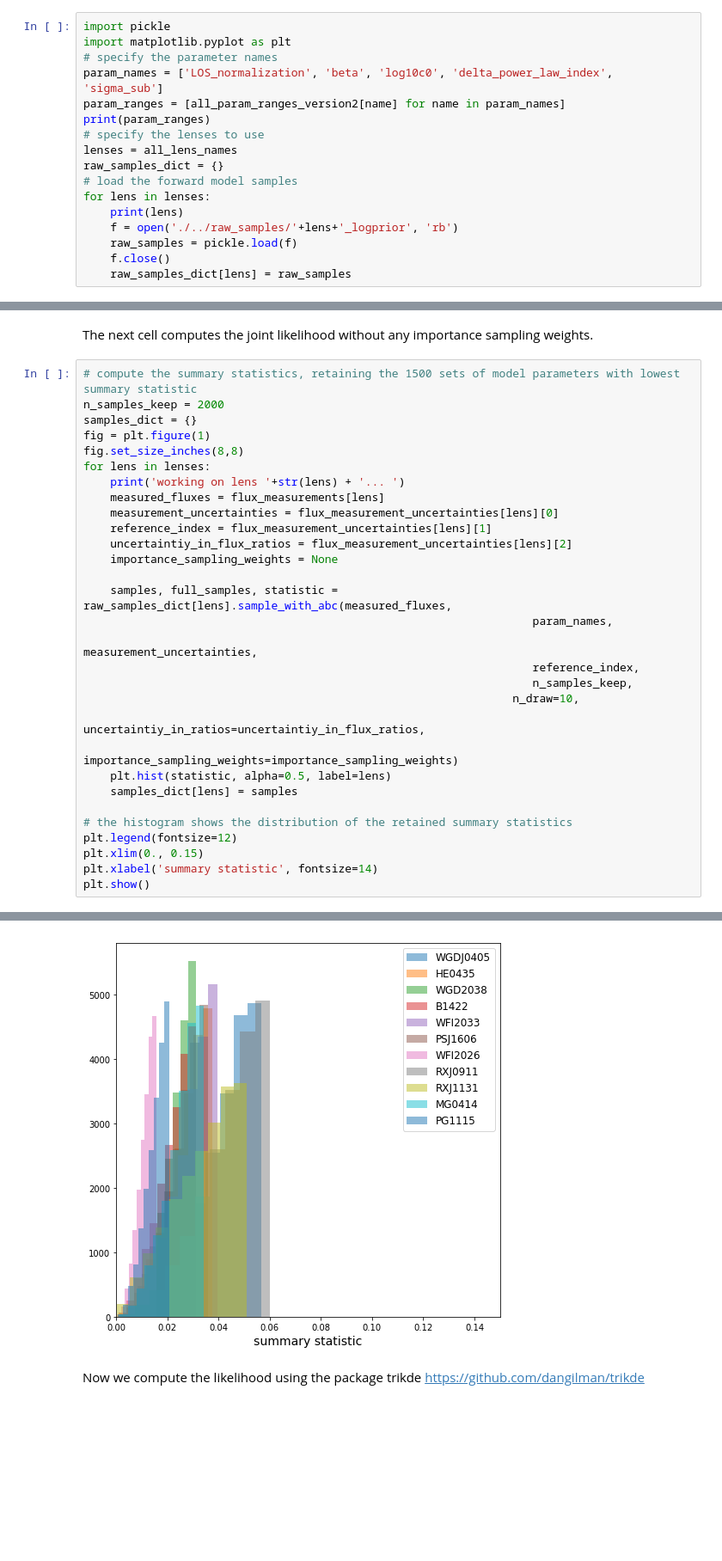
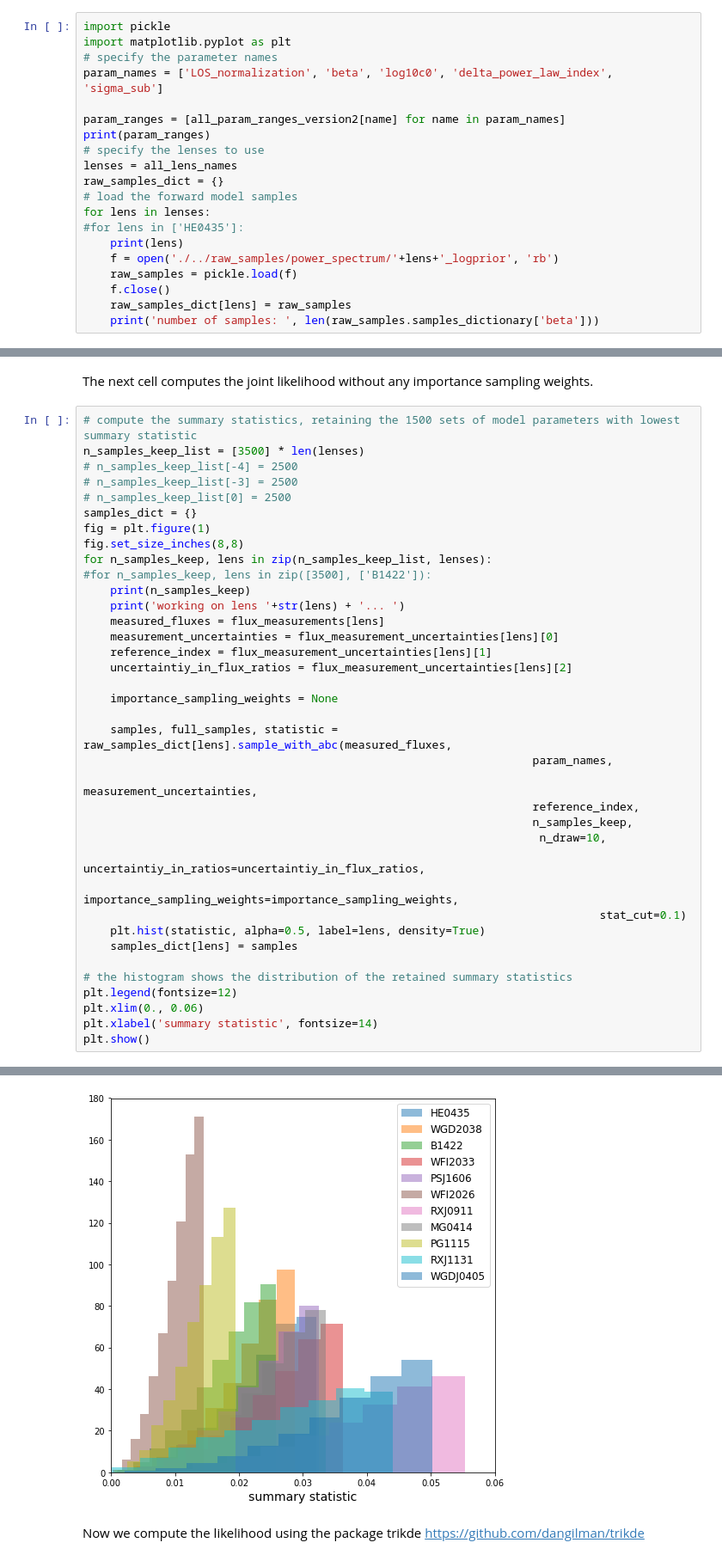
Before and after one commit to dangilman/LensLikelihood-, a Jupyter notebook: notebooks/inference_5D_from_scratch_logprior.ipynb, the cells around one changed output, grey strips where cells are left out. Shown: that part at 86% size. Drawn from its saved outputs; the diff is of its cells as text; blank space fills up the shorter version.

```diff
--- a/notebooks/inference_5D_from_scratch_logprior.ipynb
+++ b/notebooks/inference_5D_from_scratch_logprior.ipynb
@@ -79,6 +79,7 @@ import pickle
 import matplotlib.pyplot as plt
 # specify the parameter names
 param_names = ['LOS_normalization', 'beta', 'log10c0', 'delta_power_law_index', 'sigma_sub']
+
 param_ranges = [all_param_ranges_version2[name] for name in param_names]
 print(param_ranges)
 # specify the lenses to use
@@ -86,9 +87,11 @@ lenses = all_lens_names
 raw_samples_dict = {}
 # load the forward model samples
 for lens in lenses:
+#for lens in ['HE0435']:
     print(lens)
-    f = open('./../raw_samples/'+lens+'_logprior', 'rb')
+    f = open('./../raw_samples/power_spectrum/'+lens+'_logprior', 'rb')
     raw_samples = pickle.load(f)
     f.close()
     raw_samples_dict[lens] = raw_samples
+    print('number of samples: ', len(raw_samples.samples_dictionary['beta']))
 # %% [output]
@@ -108,16 +116,22 @@ PG1115
 The next cell computes the joint likelihood without any importance sampling weights.
 # %%
 # compute the summary statistics, retaining the 1500 sets of model parameters with lowest summary statistic
-n_samples_keep = 2000
+n_samples_keep_list = [3500] * len(lenses)
+# n_samples_keep_list[-4] = 2500
+# n_samples_keep_list[-3] = 2500
+# n_samples_keep_list[0] = 2500
 samples_dict = {}
 fig = plt.figure(1)
 fig.set_size_inches(8,8)
-for lens in lenses:
+for n_samples_keep, lens in zip(n_samples_keep_list, lenses):
+#for n_samples_keep, lens in zip([3500], ['B1422']):
+    print(n_samples_keep)
     print('working on lens '+str(lens) + '... ')
     measured_fluxes = flux_measurements[lens]
     measurement_uncertainties = flux_measurement_uncertainties[lens][0]
     reference_index = flux_measurement_uncertainties[lens][1]
     uncertaintiy_in_flux_ratios = flux_measurement_uncertainties[lens][2]
+
     importance_sampling_weights = None
 
     samples, full_samples, statistic = raw_samples_dict[lens].sample_with_abc(measured_fluxes,
@@ -125,15 +139,16 @@ for lens in lenses:
                                                                    measurement_uncertainties,
                                                                    reference_index,
                                                                    n_samples_keep,
-                                                                n_draw=10,
+                                                                    n_draw=10,
                                                                    uncertaintiy_in_ratios=uncertaintiy_in_flux_ratios,
-                                                                   importance_sampling_weights=importance_sampling_weights)
-    plt.hist(statistic, alpha=0.5, label=lens)
+                                                                   importance_sampling_weights=importance_sampling_weights,
+                                                                             stat_cut=0.1)
+    plt.hist(statistic, alpha=0.5, label=lens, density=True)
     samples_dict[lens] = samples
 
 # the histogram shows the distribution of the retained summary statistics
 plt.legend(fontsize=12)
-plt.xlim(0., 0.15)
+plt.xlim(0., 0.06)
 plt.xlabel('summary statistic', fontsize=14)
 plt.show()
 # %% [output]
@@ -151,4 +177,4 @@ working on lens PG1115...
-[figure, old version]
+[figure, new version]
 # %% [markdown]
 Now we compute the likelihood using the package trikde https://github.com/dangilman/trikde
 # %%
```
Also changed, not shown: parts of 9 cells of this notebook, 11 other files.
